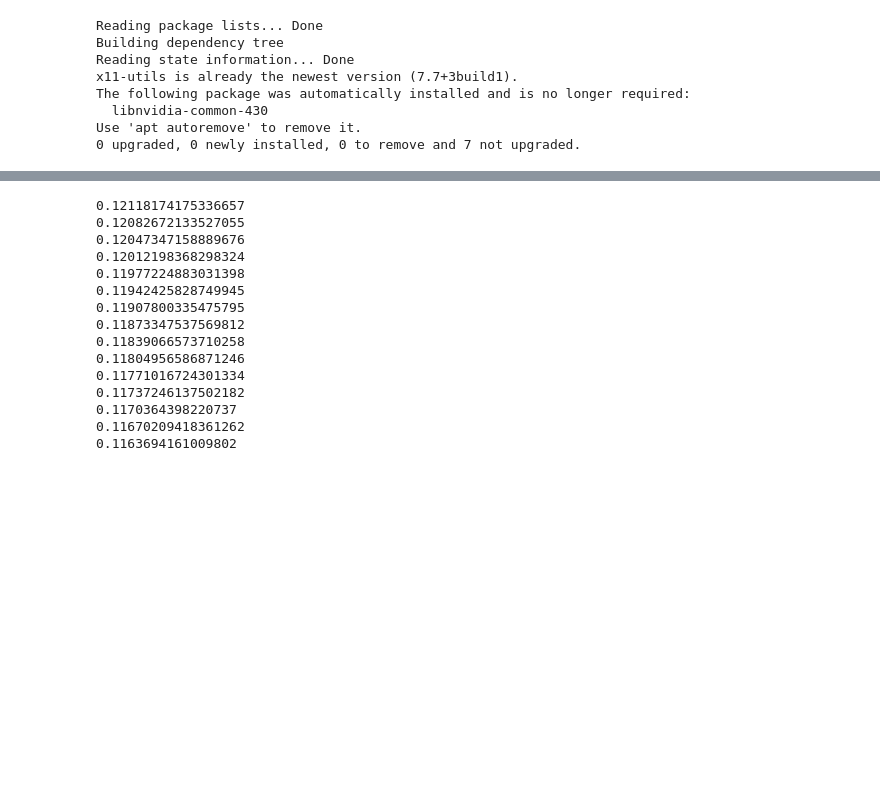
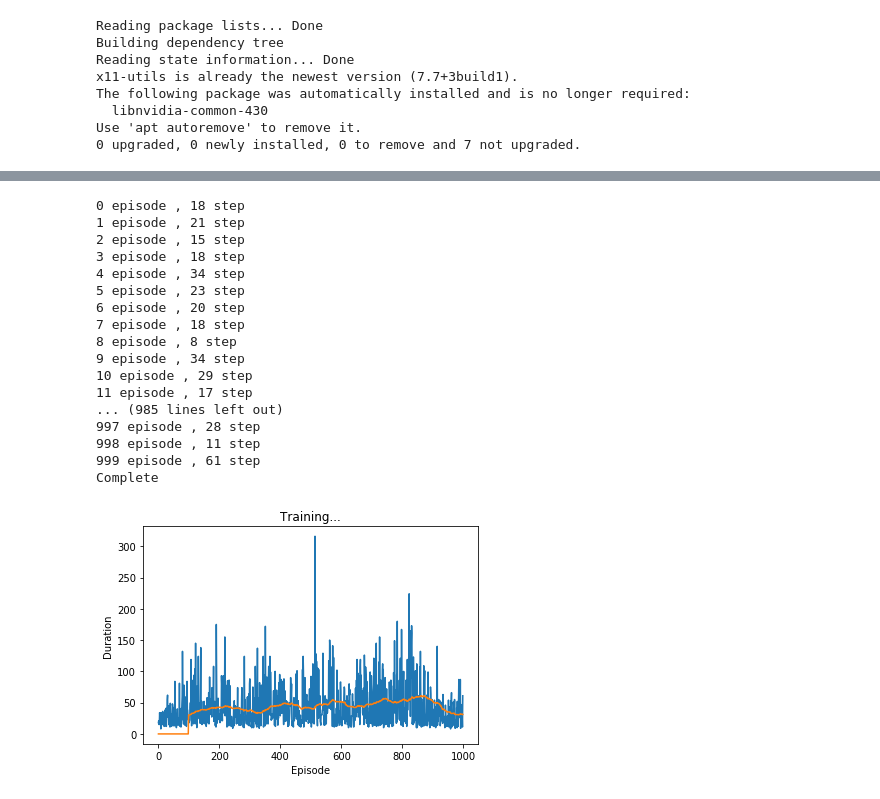
Before and after one commit to gomyk/NNStudy, a Jupyter notebook: [RL][DQN][MW] CartPole-v0.ipynb, the cells around one changed output, grey strips where cells are left out. Drawn from its saved outputs; the diff is of its cells as text; code cells hidden in the pictures; blank space fills up the shorter version.

```diff
--- a/[RL][DQN][MW] CartPole-v0.ipynb
+++ b/[RL][DQN][MW] CartPole-v0.ipynb
@@ -148,11 +149,11 @@ BATCH_SIZE = 128
 GAMMA = 0.999
 EPS_START = 0.9
 EPS_END = 0.05
-EPS_DECAY = 200
-TARGET_UPDATE = 10
+EPS_DECAY = 2000
+TARGET_UPDATE = 5
 LR = 0.01
 MEMORY_SIZE = 10000
-EPISODE_SIZE = 5000
+EPISODE_SIZE = 1000
 # AI gym에서 반환된 형태를 기반으로 계층을 초기화 하도록 화면의 크기를
 # 가져옵니다. 이 시점에 일반적으로 3x40x90 에 가깝습니다.
 # 이 크기는 get_screen()에서 고정, 축소된 렌더 버퍼의 결과입니다.
@@ -167,7 +168,7 @@ target_net = DQN(screen_height, screen_width, n_actions).to(device)
 target_net.load_state_dict(policy_net.state_dict())
 target_net.eval()
 
-optimizer = optim.RMSprop(policy_net.parameters(), lr=LR)
+optimizer = optim.Adam(policy_net.parameters(), lr=LR)
 memory = ReplayMemory(MEMORY_SIZE)
 
 
@@ -206,9 +207,6 @@ def plot_durations():
         means = durations_t.unfold(0, 100, 1).mean(1).view(-1)
         means = torch.cat((torch.zeros(99), means))
         plt.plot(means.numpy())
-
-    plt.pause(0.001)  # 도표가 업데이트되도록 잠시 멈춤
-    plt.show()
 # %%
 def optimize_model():
     if len(memory) < BATCH_SIZE:
@@ -267,48 +265,52 @@ for i_episode in range(num_episodes):
         # 새로운 상태 관찰
         last_screen = current_screen
         current_screen = get_screen()
 
         if not done:
             next_state = current_screen - last_screen
         else:
+            reward -= 100
             next_state = None
 
         # 메모리에 변이 저장
         memory.push(state, action, next_state, reward)
 
         # 다음 상태로 이동
         state = next_state
 
         # 최적화 한단계 수행(목표 네트워크에서)
         optimize_model()
         if done:
-            output.clear()
+            #output.clear()
             episode_durations.append(t + 1)
-            print('%d episode , %d step'%(i,t+1))
-            #plot_durations()
+            print('%d episode , %d step'%(i_episode,t+1))
+            plot_durations()
             break
     #목표 네트워크 업데이트, 모든 웨이트와 바이어스 복사
     if i_episode % TARGET_UPDATE == 0:
         target_net.load_state_dict(policy_net.state_dict())
 
 print('Complete')
 env.render()
 env.close()
 plt.ioff()
 plt.show()
 # %% [output]
-0.12118174175336657
-0.12082672133527055
-0.12047347158889676
-0.12012198368298324
-0.11977224883031398
-0.11942425828749945
-0.11907800335475795
-0.11873347537569812
-0.11839066573710258
-0.11804956586871246
-0.11771016724301334
-0.11737246137502182
-0.1170364398220737
-0.11670209418361262
-0.1163694161009802
+0 episode , 18 step
+1 episode , 21 step
+2 episode , 15 step
+3 episode , 18 step
+4 episode , 34 step
+5 episode , 23 step
+6 episode , 20 step
+7 episode , 18 step
+8 episode , 8 step
+9 episode , 34 step
+10 episode , 29 step
+11 episode , 17 step
+... (985 lines left out)
+997 episode , 28 step
+998 episode , 11 step
+999 episode , 61 step
+Complete
+[figure, added]
```
Also changed, not shown: parts of 2 cells of this notebook.
